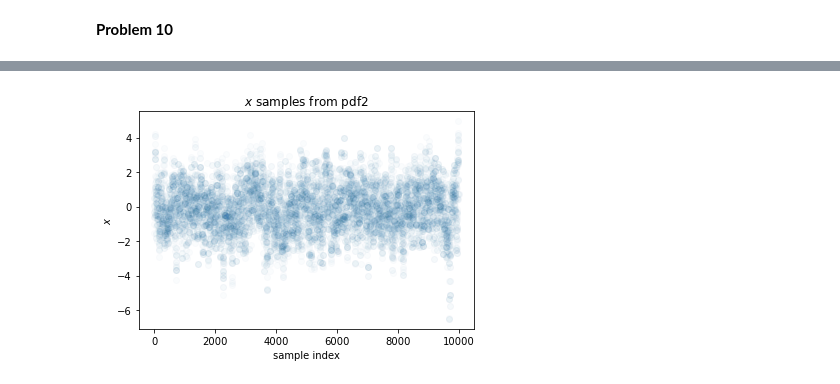
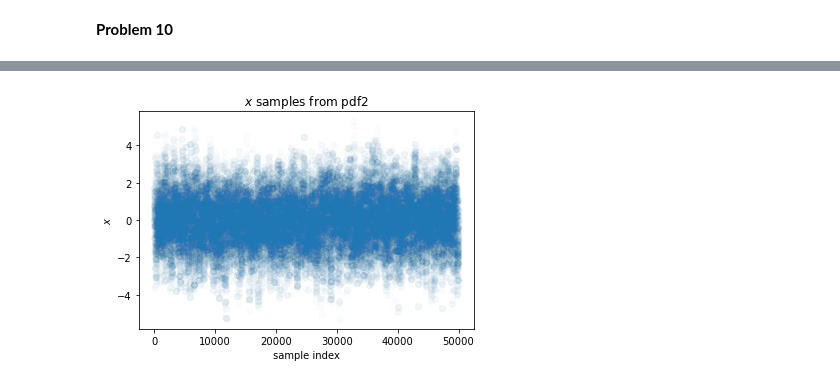
Before and after one commit to krlodeleon/datascience_fall2022, a Jupyter notebook: prob_set_3/ps3.ipynb, the cells around one changed output, grey strips where cells are left out. Cells and saved outputs as stored; diff of their text form; code cells hidden in the pictures.

Commit message:
Some corrections, additions
Fixed conflicting definitions for the lambda function identity. Added more content on last problem.

```diff
--- a/prob_set_3/ps3.ipynb
+++ b/prob_set_3/ps3.ipynb
@@ -23,7 +23,7 @@ x_vals_cut = data1[4:,0]
 y_vals_cut = data1[4:,1]
 sigma_vals_cut = data1[4:,2]
 # %%
-def cov(x_array,sigma_array,*design):
+def cov_inv(x_array,sigma_array,*design):
     N = len(design) #number of variational parameters
 
     #Creating (transposed) design matrix
@@ -168,7 +162,6 @@ data_set_index = 12
 sample_step = 0.07
 
 #Defining some functions
-identity = lambda x: 1
 cos100 = lambda x : np.cos((2*np.pi/100)*x)
 sin100 = lambda x : np.sin((2*np.pi/100)*x)
 
@@ -185,7 +178,7 @@ for f in freq_samples:
     sinvar = lambda x : np.sin(2*np.pi*f*x)
     cosvar = lambda x : np.cos(2*np.pi*f*x)
 
-    par_vals2 = designfit(data[0],data[data_set_index],data[1],cos100,sin100,identity,cosvar,sinvar)
+    par_vals2 = designfit(data[0],data[data_set_index],data[1],cos100,sin100,const,cosvar,sinvar)
 
     y_pred_vals = par_vals2[0]*cos100(data[0]) + par_vals2[1]*sin100(data[0]) + par_vals2[2] + par_vals2[3]*cosvar(data[0]) + par_vals2[4]*sinvar(data[0])
     delta_y = data[data_set_index] - y_pred_vals
@@ -359,2 +357,9 @@ plt.show()
 # %% [markdown]
 **Problem 10**
+# %%
+#PDF 2, but 50000 samples
+points4 = mhmcmcND(pdf2,[0.5,0.5],50000,[[1,0],[0,1]])
+plt.scatter(points4[:,0],points4[:,1], alpha=0.02)
+plt.xlabel('$x$')
+plt.ylabel('$y$')
+plt.show()
@@ -361,9 +368,10 @@ plt.show()
 # %%
-plt.plot(points2[:,0],'o',alpha=0.02)
+#Plotting distribution in x
+plt.plot(points4[:,0],'o',alpha=0.02)
 plt.xlabel('sample index')
 plt.ylabel('$x$')
 plt.title('$x$ samples from pdf2')
 plt.show()
 # %% [output]
-[figure, old version]
+[figure, new version]
 # %%
```
Also changed, not shown: parts of 15 cells of this notebook.
